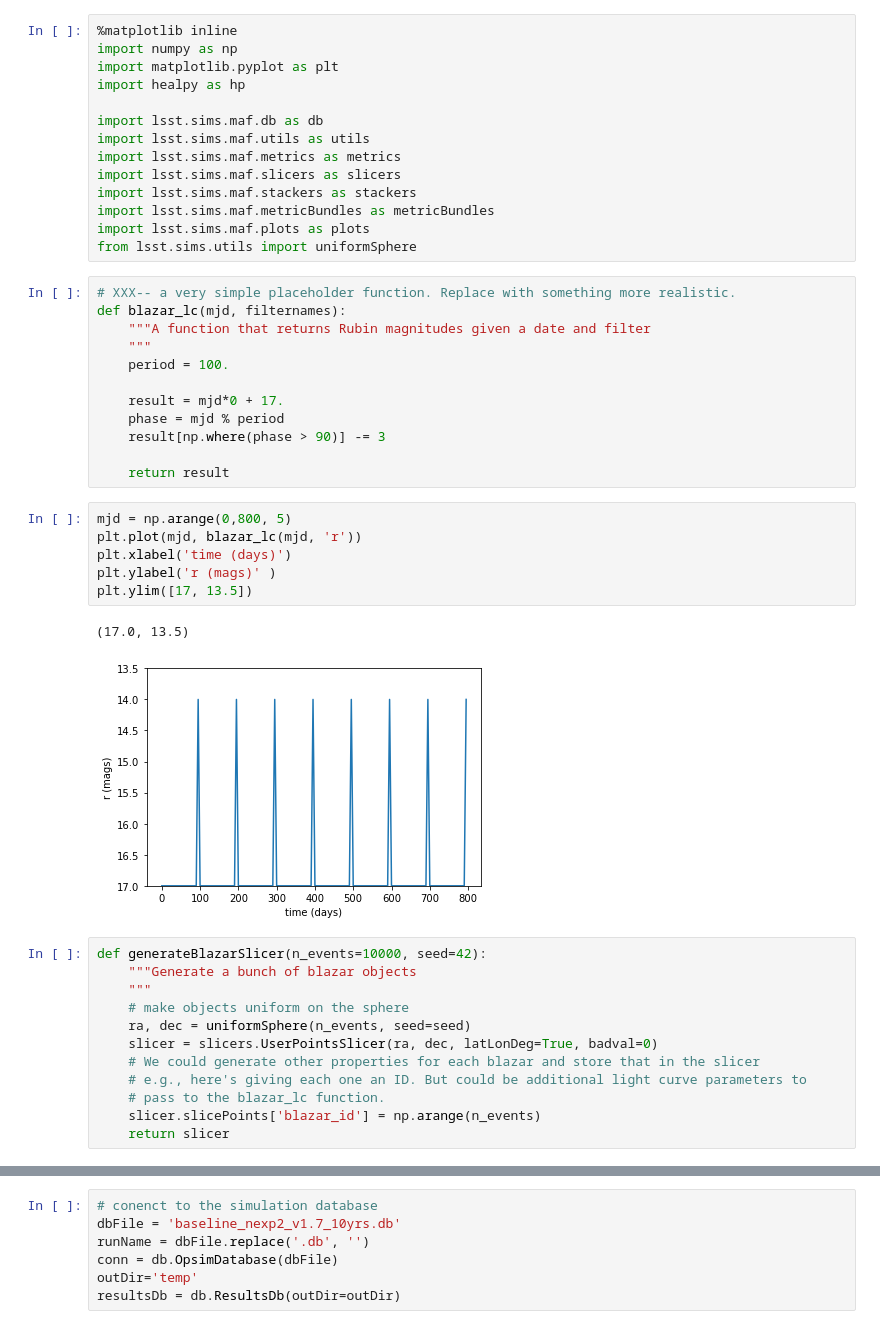
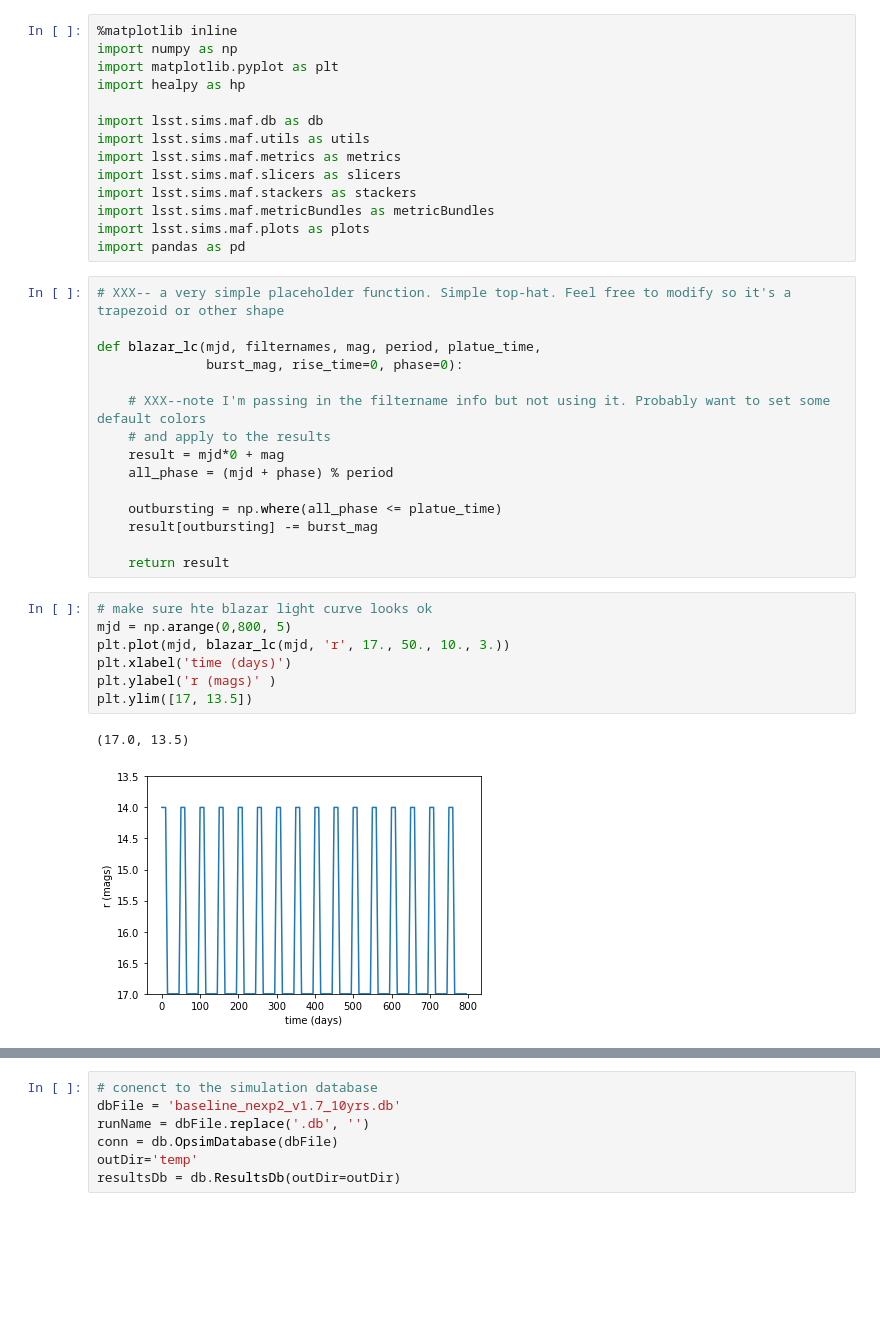
Before and after one commit to yoachim/21_Scratch, a Jupyter notebook: blazar_metric/blazar_saturation_metric.ipynb, the cells around one changed output, grey strips where cells are left out. Cells and saved outputs as stored; diff of their text form; blank space fills up the shorter version.

Commit message:
update blazar metric

```diff
--- a/blazar_metric/blazar_saturation_metric.ipynb
+++ b/blazar_metric/blazar_saturation_metric.ipynb
@@ -11,37 +11,29 @@ import lsst.sims.maf.slicers as slicers
 import lsst.sims.maf.stackers as stackers
 import lsst.sims.maf.metricBundles as metricBundles
 import lsst.sims.maf.plots as plots
-from lsst.sims.utils import uniformSphere
+import pandas as pd
-# %%
-# XXX-- a very simple placeholder function. Replace with something more realistic.
-def blazar_lc(mjd, filternames):
-    """A function that returns Rubin magnitudes given a date and filter
-    """
-    period = 100.
-
-    result = mjd*0 + 17.
-    phase = mjd % period
-    result[np.where(phase > 90)] -= 3
-
-    return result
+# %%
+# XXX-- a very simple placeholder function. Simple top-hat. Feel free to modify so it's a trapezoid or other shape
+
+def blazar_lc(mjd, filternames, mag, period, platue_time,
+              burst_mag, rise_time=0, phase=0):
+
+    # XXX--note I'm passing in the filtername info but not using it. Probably want to set some default colors
+    # and apply to the results
+    result = mjd*0 + mag
+    all_phase = (mjd + phase) % period
+
+    outbursting = np.where(all_phase <= platue_time)
+    result[outbursting] -= burst_mag
+
+    return result
 # %%
+# make sure hte blazar light curve looks ok
 mjd = np.arange(0,800, 5)
-plt.plot(mjd, blazar_lc(mjd, 'r'))
+plt.plot(mjd, blazar_lc(mjd, 'r', 17., 50., 10., 3.))
 plt.xlabel('time (days)')
 plt.ylabel('r (mags)' )
 plt.ylim([17, 13.5])
 # %% [output]
 (17.0, 13.5)
-[figure, old version]
+[figure, new version]
-# %%
-def generateBlazarSlicer(n_events=10000, seed=42):
-    """Generate a bunch of blazar objects
-    """
-    # make objects uniform on the sphere
-    ra, dec = uniformSphere(n_events, seed=seed)
-    slicer = slicers.UserPointsSlicer(ra, dec, latLonDeg=True, badval=0)
-    # We could generate other properties for each blazar and store that in the slicer
-    # e.g., here's giving each one an ID. But could be additional light curve parameters to
-    # pass to the blazar_lc function.
-    slicer.slicePoints['blazar_id'] = np.arange(n_events)
-    return slicer
```
Also changed, not shown: parts of 7 cells of this notebook, 1 other file.
